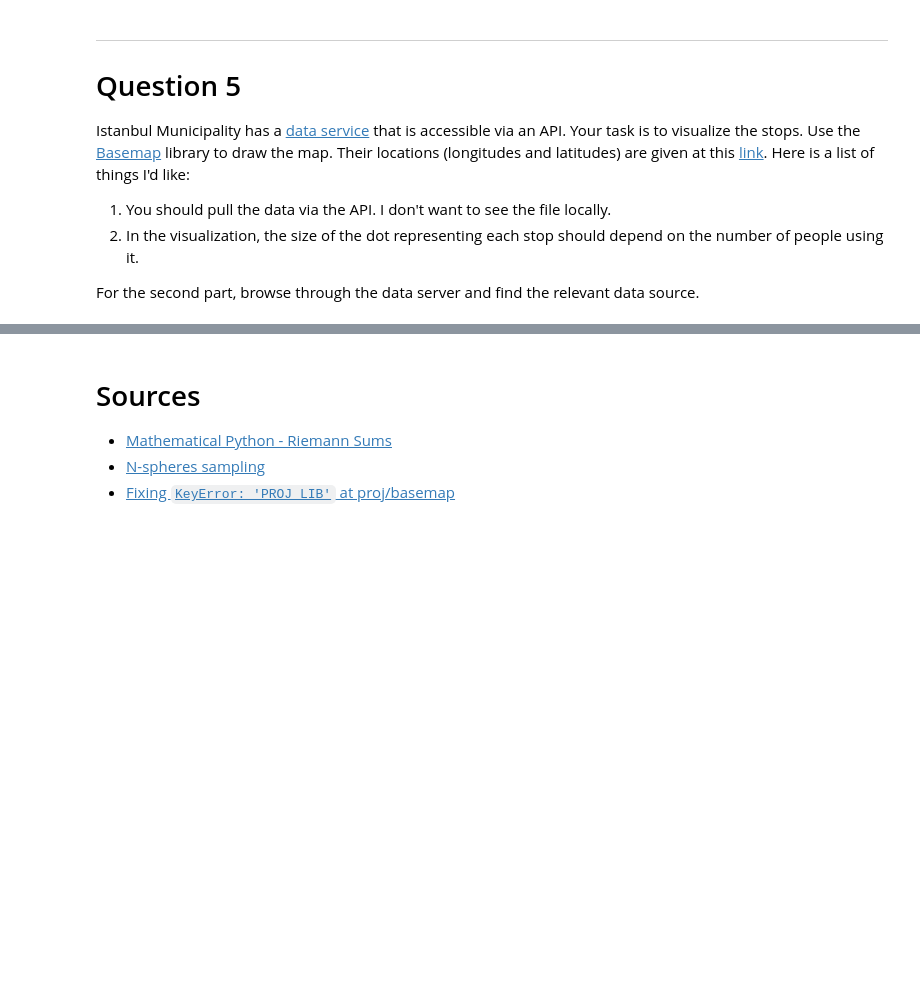
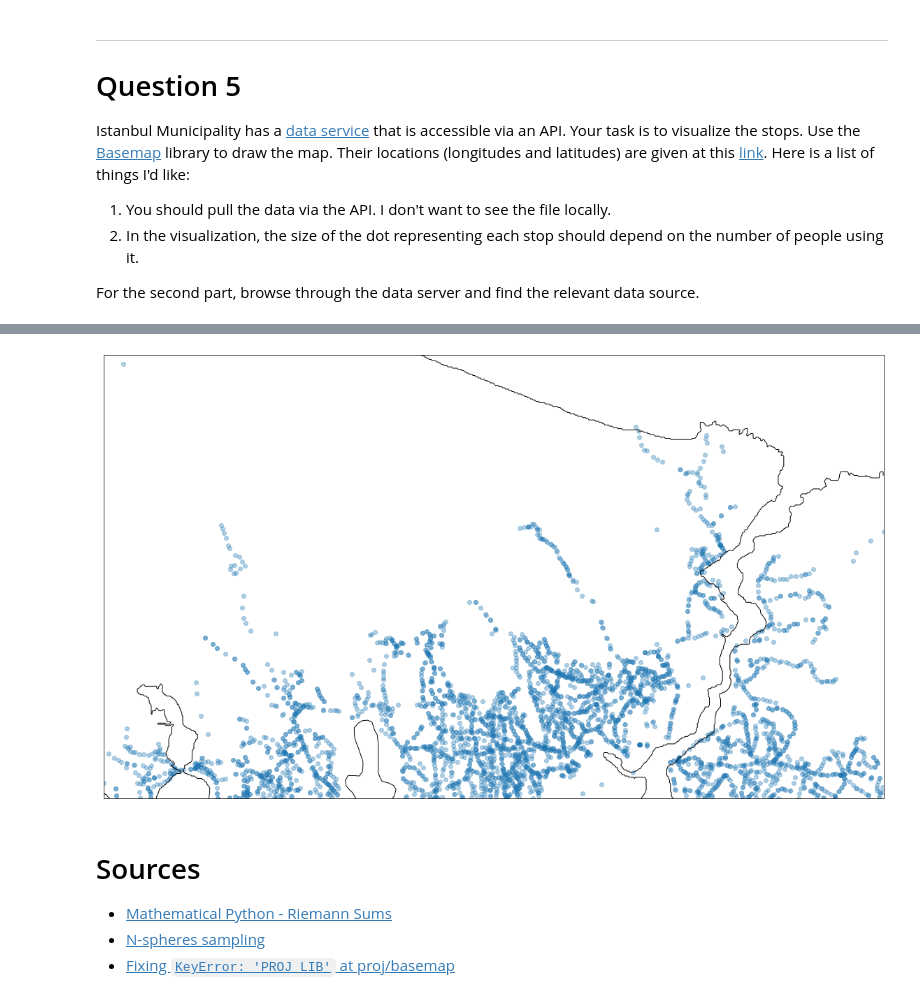
Before and after one commit to cemsanga/MAT555E_Assignments, a Jupyter notebook: HW1_CemS.ipynb, the cells around one changed output, grey strips where cells are left out. Drawn from its saved outputs; the diff is of its cells as text; code cells hidden in the pictures; blank space fills up the shorter version.

```diff
--- a/HW1_CemS.ipynb
+++ b/HW1_CemS.ipynb
@@ -202,5 +202,7 @@ url = "https://data.ibb.gov.tr/datastore/odata3.0/d1f7c258-bbc1-406f-9ab2-7a7c17
 fileobj = urllib.request.urlopen(url)
 fileobj = json.loads(fileobj.read())
 veri = fileobj.get("value")
-data = pd.DataFrame(veri)
-data
+durak = pd.DataFrame(veri)
+durak['stop_lat'] = pd.to_numeric(durak['stop_lat'])
+durak['stop_lon'] = pd.to_numeric(durak['stop_lon'])
+durak.info()
@@ -207,3 +248,22 @@ data
+# %%
+durak = durak[(durak["stop_lat"]>41.0)] #and (durak["stop_lat"]<41.3)]
+durak = durak[ (durak["stop_lon"]>28.5)] #and (durak["stop_lon"]<29.2)]
+
+durak = durak[(durak["stop_lat"]<41.3)]
+durak = durak[(durak["stop_lon"]<29.2)]
+
+xdurak,ydurak = m(durak['stop_lon'],durak["stop_lat"])
+
+
+fig = plt.figure(figsize=(20,12))
+
+m.drawcoastlines()
+m.drawcountries(color='gray')
+m.drawrivers()
+m.scatter(xdurak, ydurak, cmap='jet',alpha = 0.35)
+plt.show()
+# %% [output]
+[figure, added]
 # %% [markdown]
 # Sources
 
```
Also changed, not shown: parts of 6 cells of this notebook.
